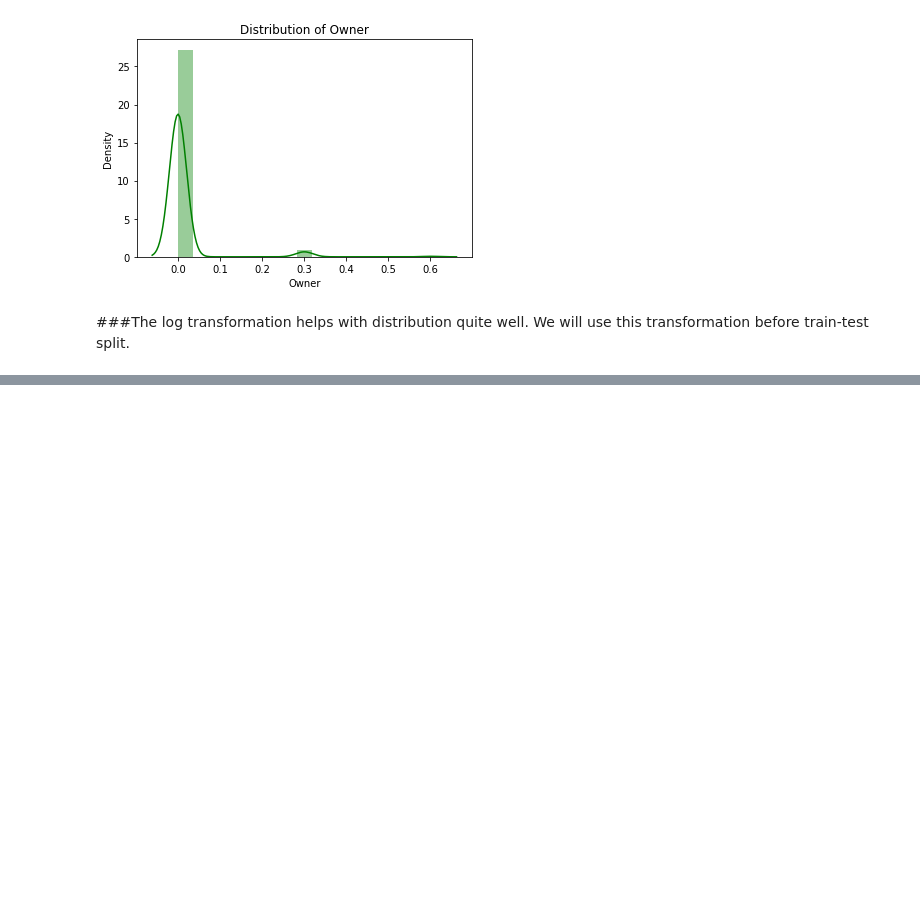
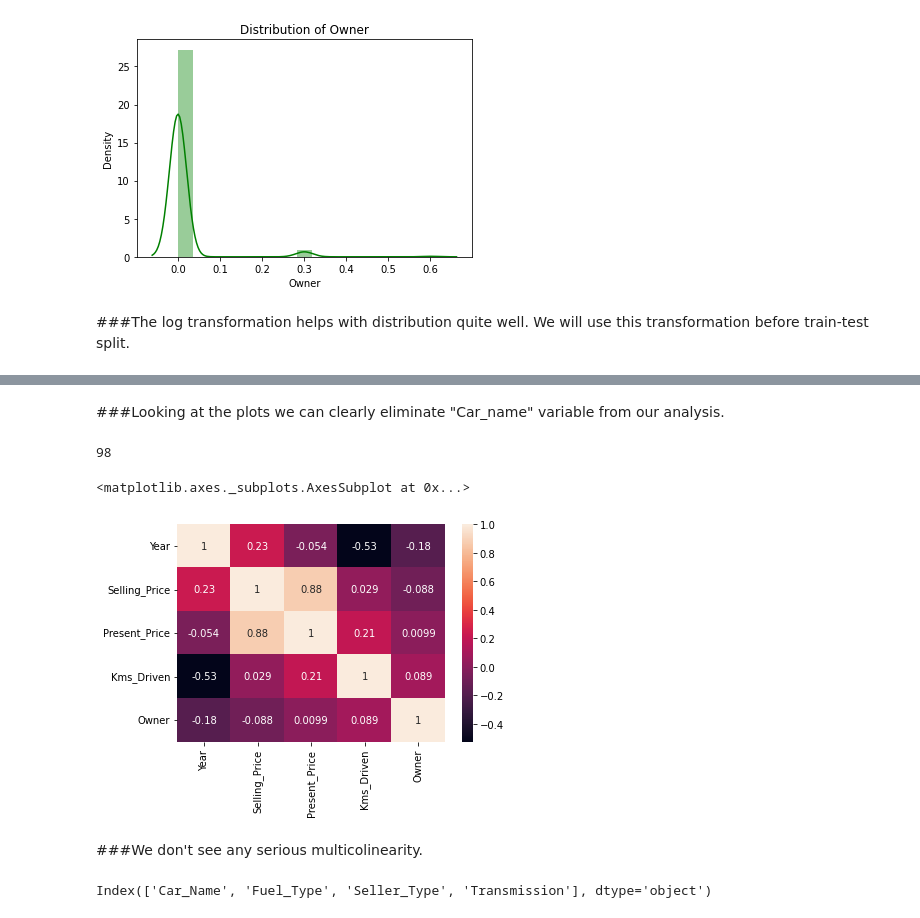
Before and after one commit to tanay47/Regression-models, a Jupyter notebook: Linear_Regression_vs_Ridge_Regression_Vs_Lasso_Regression_(Car_Dekho).ipynb, the cells around one changed output, grey strips where cells are left out. Saved outputs shown, nothing was run; the diff lists cells and outputs as text; code cells hidden in the pictures; blank space fills up the shorter version.

```diff
--- a/Linear_Regression_vs_Ridge_Regression_Vs_Lasso_Regression_(Car_Dekho).ipynb
+++ b/Linear_Regression_vs_Ridge_Regression_Vs_Lasso_Regression_(Car_Dekho).ipynb
@@ -185,0 +204,21 @@ for var in numeric_feature_list:
+# %% [markdown]
+###Looking at the plots we can clearly eliminate "Car_name" variable from our analysis.
+# %%
+len(car_df["Car_Name"].unique())
+# %% [output]
+98
+# %%
+# Correlation of each variables with other.
+cor_map = car_df.corr()
+sns.heatmap(cor_map, annot=True)
+# %% [output]
+<matplotlib.axes._subplots.AxesSubplot at 0x...>
+[figure, added]
+# %% [markdown]
+###We don't see any serious multicolinearity.
+# %%
+# Let's analyse categorical variables.
+categorical_variables = car_df.describe(include=["object", "category"]).columns
+categorical_variables
+# %% [output]
+Index(['Car_Name', 'Fuel_Type', 'Seller_Type', 'Transmission'], dtype='object')
```
Also changed, not shown: parts of 10 cells of this notebook.
